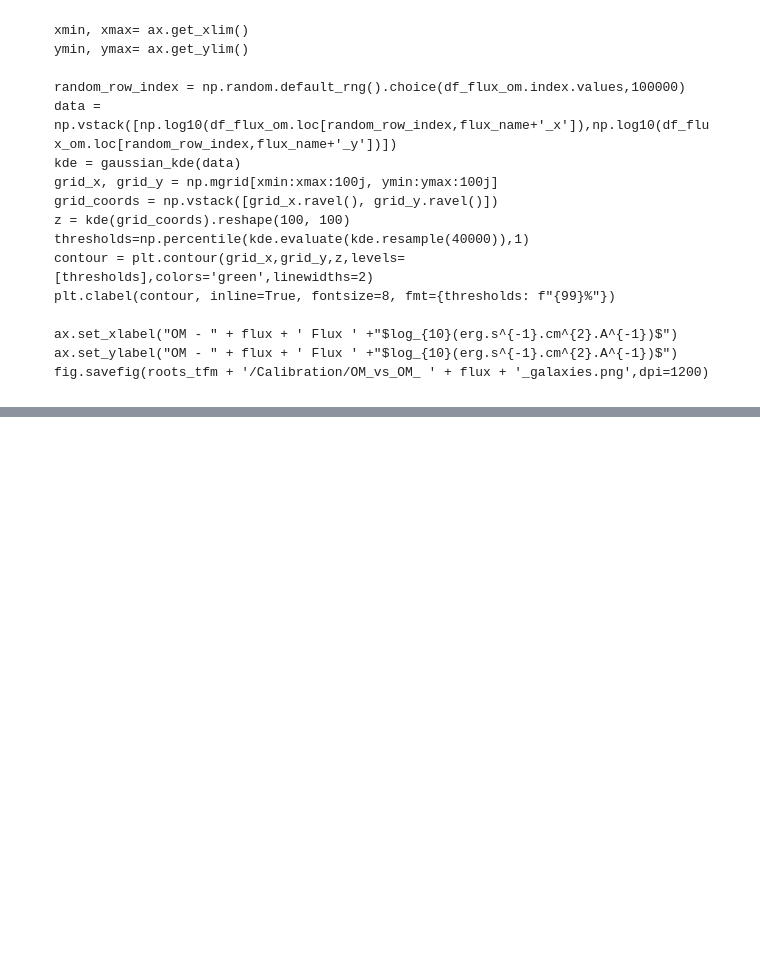
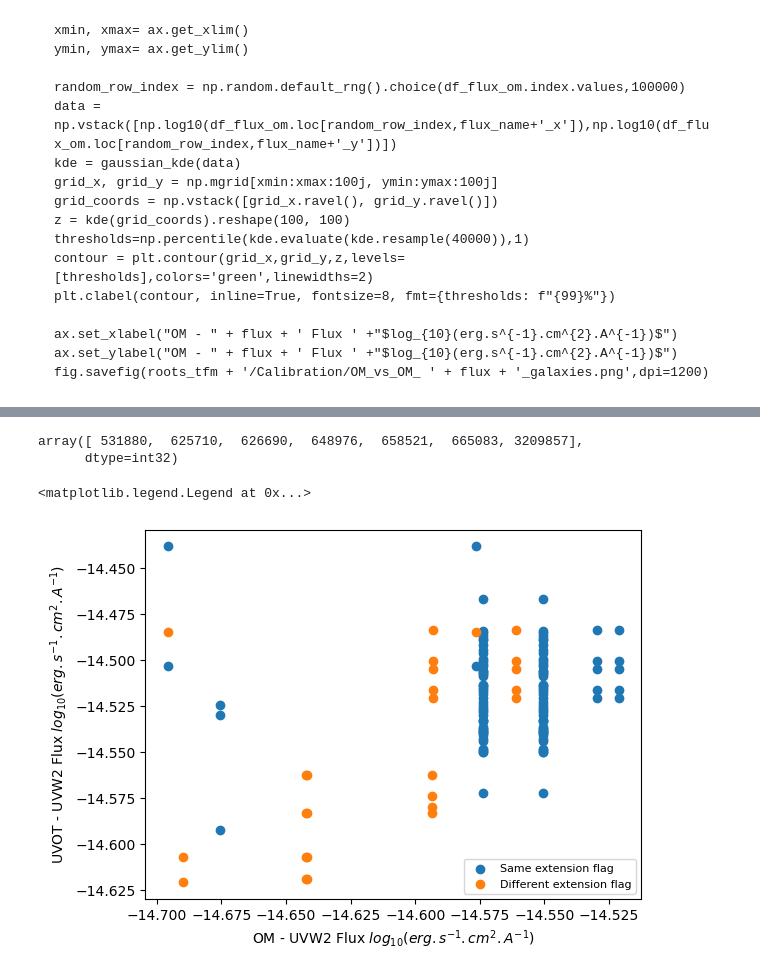
Before and after one commit to JulienValteau/TFM_TDE_Detection, a Jupyter notebook: UV_database_creation_pipeline/4- generate_catalogue_entries_db.ipynb, the cells around one changed output, grey strips where cells are left out. Saved outputs shown, nothing was run; the diff lists cells and outputs as text; code cells hidden in the pictures; blank space fills up the shorter version.

```diff
--- a/UV_database_creation_pipeline/4- generate_catalogue_entries_db.ipynb
+++ b/UV_database_creation_pipeline/4- generate_catalogue_entries_db.ipynb
@@ -416,8 +604,8 @@ for flux in ['UVW2']:
 
     df_results_ra_dec=pd.DataFrame()
     df_results_entries=pd.DataFrame()
-    df_results_entries = df_merge.loc[(np.log10(df_merge[flux_name + '_UVOT']) < -15.5) & (np.log10(df_merge[flux_name + '_UVOT']) > -16.5) &
-    (np.log10(df_merge[flux_name + '_OM']) < -14.3) & (np.log10(df_merge[flux_name + '_OM']) > -15.2),:]
+    df_results_entries = df_merge.loc[(np.log10(df_merge[flux_name + '_UVOT']) < -14.4) & (np.log10(df_merge[flux_name + '_UVOT']) > -14.9) &
+    (np.log10(df_merge[flux_name + '_OM']) < -14.4) & (np.log10(df_merge[flux_name + '_OM']) > -14.7),:]
     df_results_ra_dec['SRCNUM_UVOT'] = df_results_entries['SRCNUM_UVOT'].unique()
     df_results_ra_dec = df_results_ra_dec.merge(df_match, left_on='SRCNUM_UVOT',right_on='SRCNUM_UVOT_1')
     df_results = df_results_ra_dec.merge(df_results_entries,on='SRCNUM_UVOT')
@@ -429,12 +628,15 @@ df_results_entries.head()
 df_results_entries.to_csv(roots_tfm + '/Calibration/UVW2_outliers.csv',index=True)
 df_results_entries.shape[0]
 df_results_entries['SRCNUM_OM'].unique()
+# %% [output]
+array([ 531880,  625710,  626690,  648976,  658521,  665083, 3209857],
+      dtype=int32)
 # %%
 import matplotlib.pyplot as plt
 import matplotlib.colors as mcolors
 
 fmt_dict = {'GALEX' : 'o', 'UVOT': '+', 'OM': 'x'}
-color_dict = {'UVW2': 'indigo','UVW1': 'darkviolet','UVM2':'deeppink','U':'crimson','V':'limegreen','B':'royalblue'}
+color_dict = {'UVW2': 'indigo','UVW1': 'fuchsia','UVM2':'orange','U':'crimson','V':'limegreen','B':'royalblue'}
 for srcnum in df_results_entries['SRCNUM_UVOT'].unique():
     fig, ax =plt.subplots()
     ax.set_yscale('log')
@@ -457,9 +659,20 @@ for srcnum in df_results_entries['SRCNUM_UVOT'].unique():
     ax.legend(loc='lower right',prop={'size': 8},title= "Flux band")
     ax.text(0.6, 0.95, 'GALEX : ' + fmt_dict['GALEX'] + '  UVOT : ' + fmt_dict['UVOT'] + '  OM : ' + fmt_dict['OM'],\
     transform=ax.transAxes, fontsize=8, verticalalignment='top')
-    plt.title("Source (RA DEC) : " + "{0:.5f}".format(df_results_entries.loc[ind_select.index[0],'RA_UVOT']) + " " + \
-              "{0:.5f}".format(df_results_entries.loc[ind_select.index[0],'DEC_UVOT']))
-    fig.savefig(roots_tfm + '/Calibration/'+ 'SCRNUM_OM_'+str(srcnum)+'_flux.png',dpi=1200)
+    plt.title("Source (RA DEC) : " + "{0:.5f}".format(df_results_entries.loc[ind_select.index[np.where(ind_select)][0],'RA_UVOT']) + " " + \
+              "{0:.5f}".format(df_results_entries.loc[ind_select.index[np.where(ind_select)][0],'DEC_UVOT']))
+    fig.savefig(roots_tfm + '/Calibration/'+ 'SCRNUM_OM_'+str(srcnum)+'_flux.png',dpi=1200, bbox_inches="tight")
+# %%
+fig, ax =plt.subplots()
+ind = df_results_entries['UVW2_EXTENDED_OM'] == df_results_entries['UVW2_EXTENDED_UVOT']
+ax.scatter(np.log10(df_results_entries.loc[ind,'UVW2_FLUX_OM']), np.log10(df_results_entries.loc[ind,'UVW2_FLUX_UVOT']), label= "Same extension flag")
+ax.scatter(np.log10(df_results_entries.loc[~ind,'UVW2_FLUX_OM']), np.log10(df_results_entries.loc[~ind,'UVW2_FLUX_UVOT']), label= "Different extension flag")
+ax.set_xlabel("OM - " + flux + ' Flux ' +"$log_{10}(erg.s^{-1}.cm^{2}.A^{-1})$")
+ax.set_ylabel("UVOT - " + flux + ' Flux ' +"$log_{10}(erg.s^{-1}.cm^{2}.A^{-1})$")
+ax.legend(loc='lower right',prop={'size': 8})
+# %% [output]
+<matplotlib.legend.Legend at 0x...>
+[figure, added]
 # %%
 db_path ='sqlite:///'+ roots_tfm + '/UVCatalogue.db'
 dat_UVOT_cor.to_sql("Entries_UVOT", db_path, if_exists='replace', index=False, chunksize=1000, method="multi")
```
Also changed, not shown: parts of 21 cells of this notebook.
